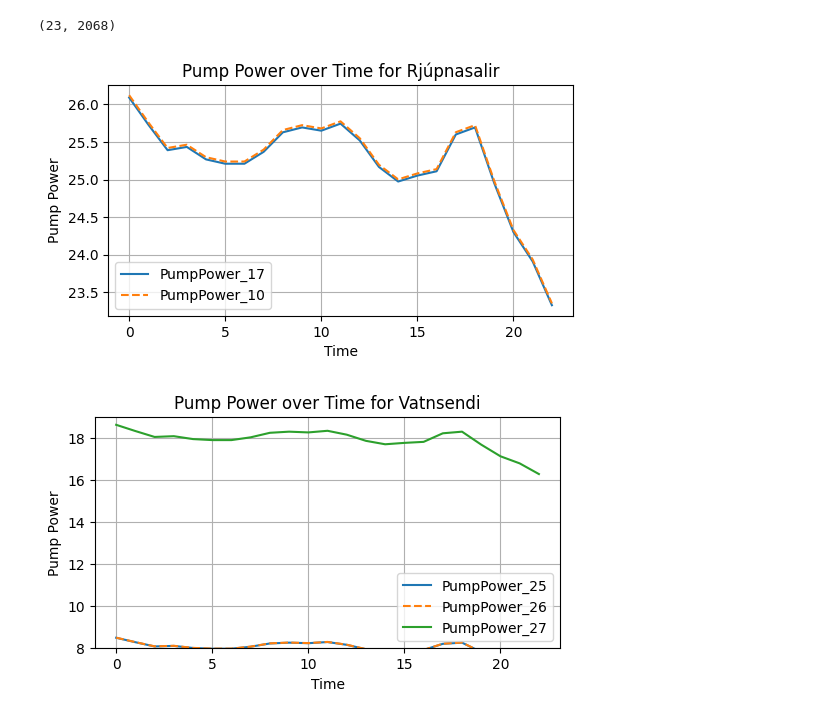
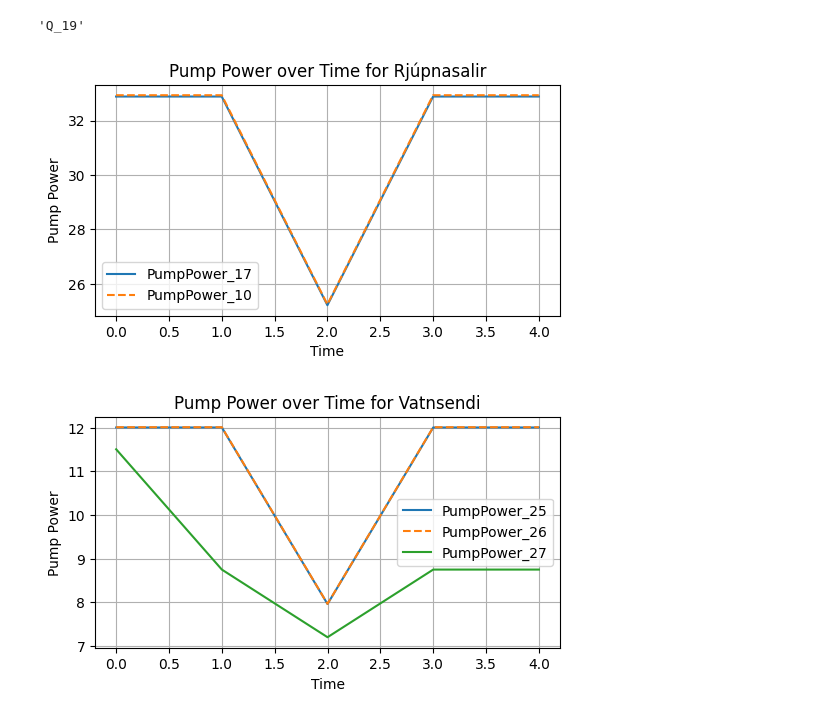
Before and after one commit to frodibrooks/OptimisedHeating, a Jupyter notebook: validation/plot_validation.ipynb, the cells around one changed output. Drawn from its saved outputs; the diff is of its cells as text; code cells hidden in the pictures.

```diff
--- a/validation/plot_validation.ipynb
+++ b/validation/plot_validation.ipynb
@@ -2,7 +2,7 @@
 import pandas as pd
 import matplotlib.pyplot as plt
 # %%
-csv_path = "/Users/frodibrooks/Desktop/DTU/Thesis/OptimisedHeating/validation/validation_full_log_agent12.csv"
+csv_path = "/Users/frodibrooks/Desktop/DTU/Thesis/OptimisedHeating/validation/validation_full_log_agent19.csv"
 agent_results_df = pd.read_csv(csv_path)
 # %%
 # Set 'Step' as the index
@@ -10,6 +10,7 @@ agent_results_df = agent_results_df.set_index('Step')
 
 # Scale the 'EffRatio' column by multiplying it by 3
 agent_results_df['EffRatio'] = agent_results_df['EffRatio'] * 3
+agent_results_df['Pressure Score'] = agent_results_df['Pressure Score'] * 1.5
 agent_results_df['Energy'] = agent_results_df['Energy']*-0.02
 
 # Display the updated DataFrame (all columns should remain intact)
@@ -26,7 +27,7 @@ agent_results_df.head()
-# %%
-agent_results_df.shape
-# %% [output]
-(23, 2068)
+# %%
+agent_results_df.columns[25]
+# %% [output]
+'Q_19'
 # %%
 
 plt.figure(figsize=(6, 3))
@@ -49,34 +50,34 @@ plt.legend()
 # Show the plot
 plt.show()
 # %% [output]
-[figure, old version]
+[figure, new version]
 # %%
 
 plt.figure(figsize=(6, 3))
 
 # Plot the 'PumpPower_17' data
 plt.plot(agent_results_df.index, agent_results_df['PumpPower_25'], label='PumpPower_25')
 
 # Plot the 'PumpPower_10' data
 plt.plot(agent_results_df.index, agent_results_df['PumpPower_26'], label='PumpPower_26', linestyle='--')
 
 # Plot the 'PumpPower_10' data
 plt.plot(agent_results_df.index, agent_results_df['PumpPower_27'], label='PumpPower_27')
 
 # Add labels and title
 plt.xlabel("Time")
 plt.ylabel("Pump Power")
 plt.title("Pump Power over Time for Vatnsendi")
 plt.grid(True)
-plt.ylim(8,19)
+# plt.ylim(8,19)
 
 # Display the legend
 plt.legend()
 
 # Show the plot
 plt.show()
 # %% [output]
-[figure, old version]
+[figure, new version]
 # %%
 
 plt.figure(figsize=(6, 3))
```
Also changed, not shown: parts of 8 cells of this notebook, 4 other files.
